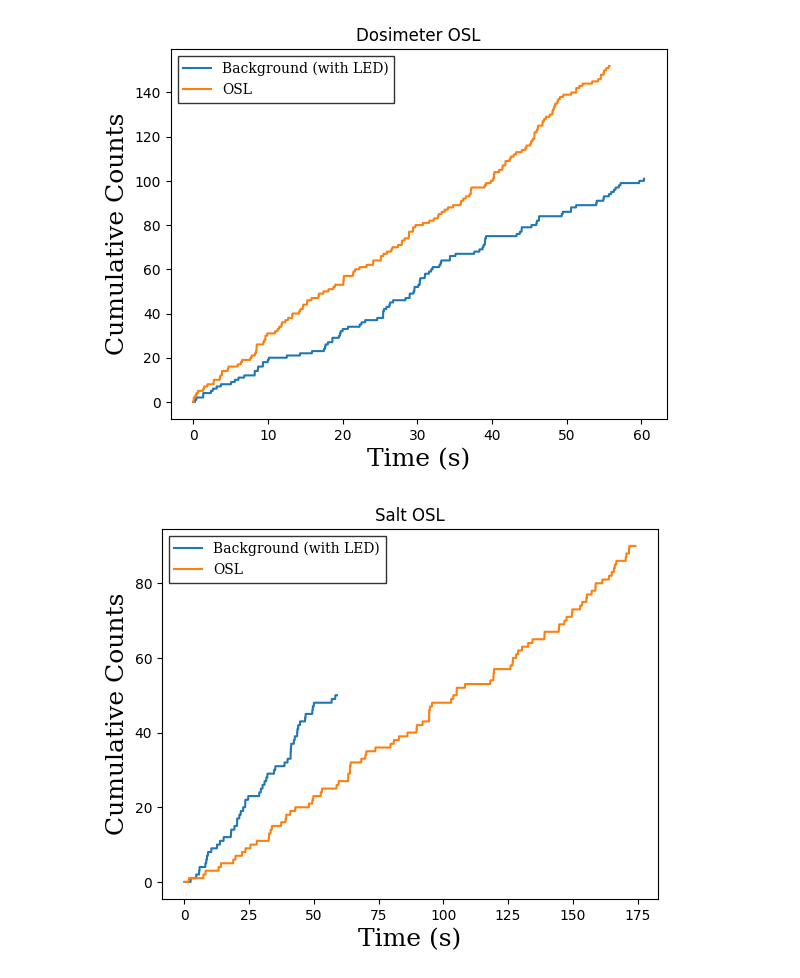
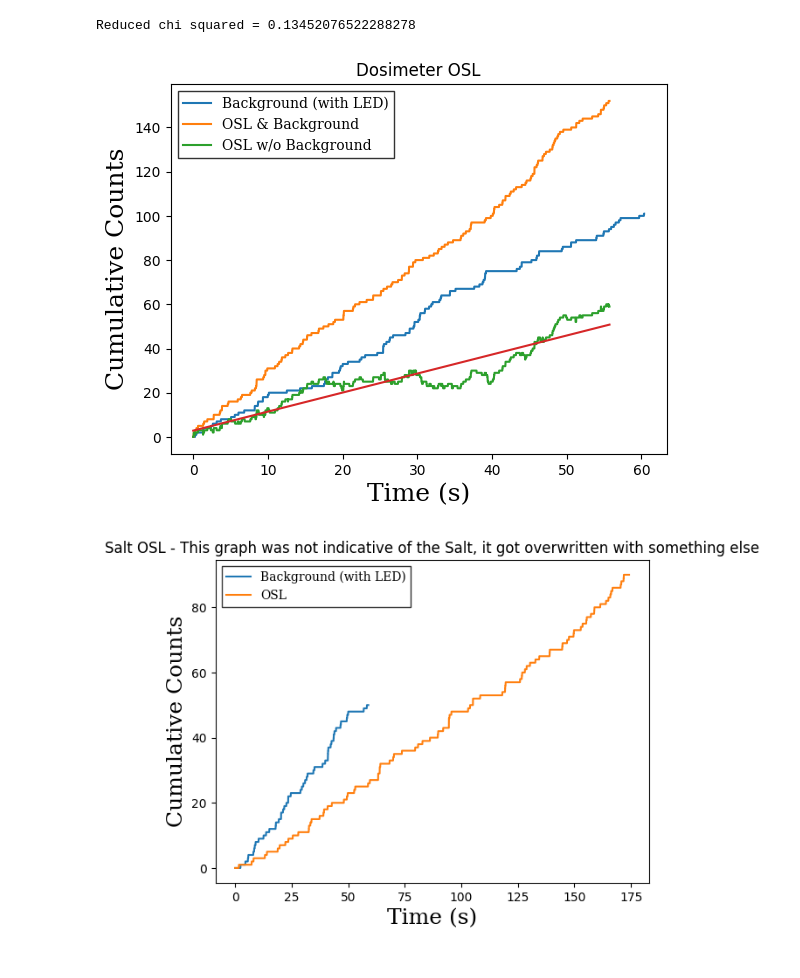
Before and after one commit to fhirstplace/Python-Labs-EDOS, a Jupyter notebook: counts graph maker (all).ipynb, the cells around one changed output. Drawn from its saved outputs; the diff is of its cells as text; code cells hidden in the pictures.

```diff
--- a/counts graph maker (all).ipynb
+++ b/counts graph maker (all).ipynb
@@ -55,27 +79,29 @@ font = {'family': 'serif',
         'size': 18,
         }
 
-plt.plot(times1, counts1, label='Background (with LED)')
-plt.plot(times2, counts2, label='OSL')
+plt.plot(Dos_times1, Dos_counts_back, label='Background (with LED)')
+plt.plot(Dos_times2, Dos_counts_osl, label='OSL & Background')
+plt.plot(Dos_times2, Dos_osl_noback, label='OSL w/o Background')
 plt.legend(prop={'family': 'serif'}, edgecolor = "black", fancybox=False)
 plt.xlabel('Time (s)', fontdict=font)
 plt.ylabel('Cumulative Counts', fontdict=font)
 plt.title('Dosimeter OSL')
-
-
+bestfitDos = bestfit(Dos_times2, Dos_osl_noback)
+chi2(bestfitDos, Dos_osl_noback, statistics.stdev(Dos_osl_noback))
 # plt.savefig(fname = my_file_name)
 plt.show()
 # %% [output]
+Reduced chi squared = 0.13452076522288278
-[figure, old version]
+[figure, new version]
 # %%
 #This graph was not indicative of the Salt, it got overwritten with something else
 plt.plot(times3, counts3, label='Background (with LED)')
 plt.plot(times4, counts4, label='OSL')
 plt.legend(prop={'family': 'serif'}, edgecolor = "black", fancybox=False)
 plt.xlabel('Time (s)', fontdict=font)
 plt.ylabel('Cumulative Counts', fontdict=font)
-plt.title('Salt OSL')
+plt.title('Salt OSL - This graph was not indicative of the Salt, it got overwritten with something else')
 plt.show()
 # %% [output]
-[figure, old version]
+[figure, new version]
 # %%
```
Also changed, not shown: parts of 3 cells of this notebook, 1 other file.
